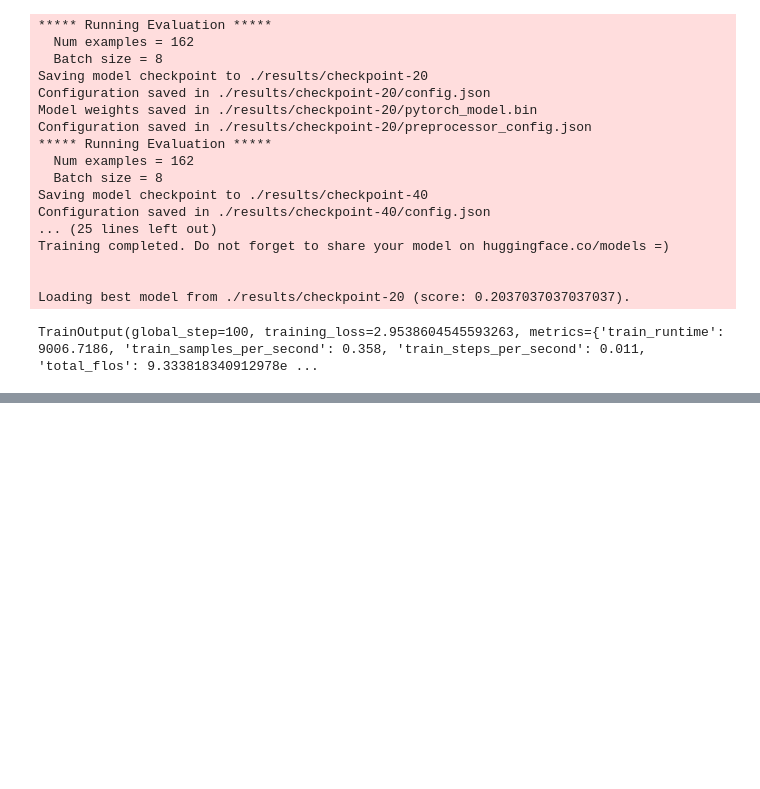
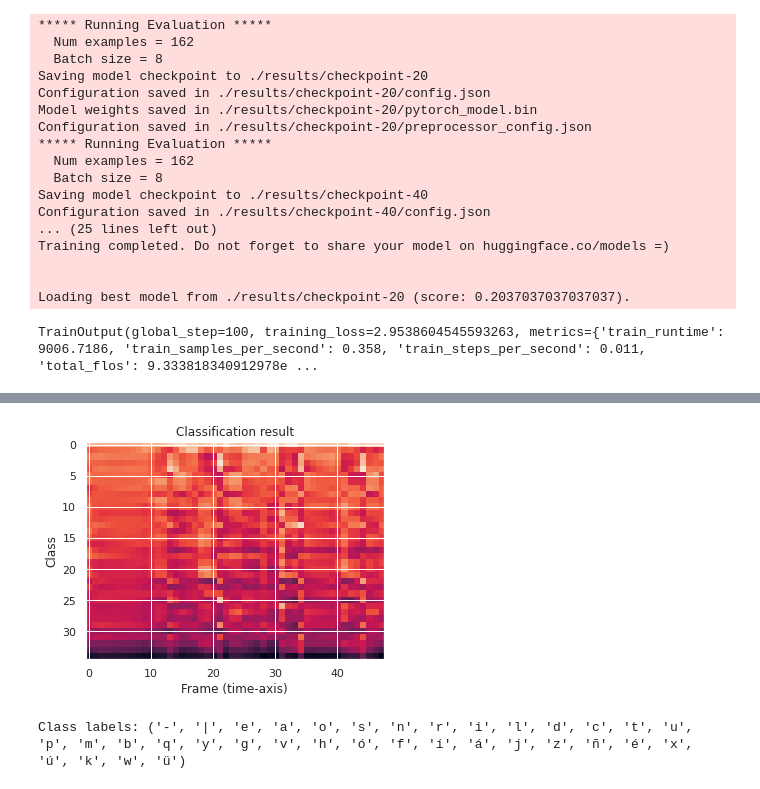
Before and after one commit to rul124/Capstone-MSED, a Jupyter notebook: MESD_Exploration.ipynb, the cells around one changed output, grey strips where cells are left out. Cells and saved outputs as stored; diff of their text form; code cells hidden in the pictures; blank space fills up the shorter version.

```diff
--- a/MESD_Exploration.ipynb
+++ b/MESD_Exploration.ipynb
@@ -508,0 +572,14 @@ TrainOutput(global_step=100, training_loss=2.9538604545593263, metrics={'train_r
+# %%
+# features are extracted, we can classfiy them into a set of categores:
+with torch.inference_mode():
+  emission, _ = model(waveform)
+# %%
+plt.imshow(emission[0].cpu().T, interpolation="nearest")
+plt.title("Classification result")
+plt.xlabel("Frame (time-axis)")
+plt.ylabel("Class")
+plt.show()
+print("Class labels:", bundle.get_labels())
+# %% [output]
+[figure, added]
+Class labels: ('-', '|', 'e', 'a', 'o', 's', 'n', 'r', 'i', 'l', 'd', 'c', 't', 'u', 'p', 'm', 'b', 'q', 'y', 'g', 'v', 'h', 'ó', 'f', 'í', 'á', 'j', 'z', 'ñ', 'é', 'x', 'ú', 'k', 'w', 'ü')
```
Also changed, not shown: parts of 16 cells of this notebook.
